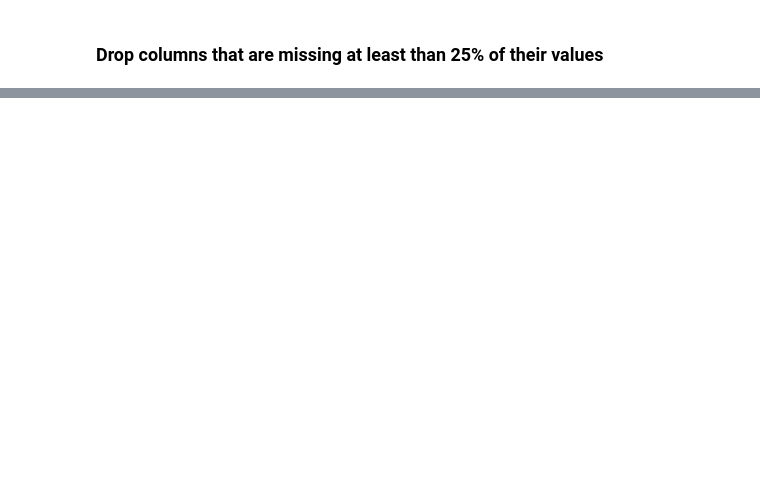
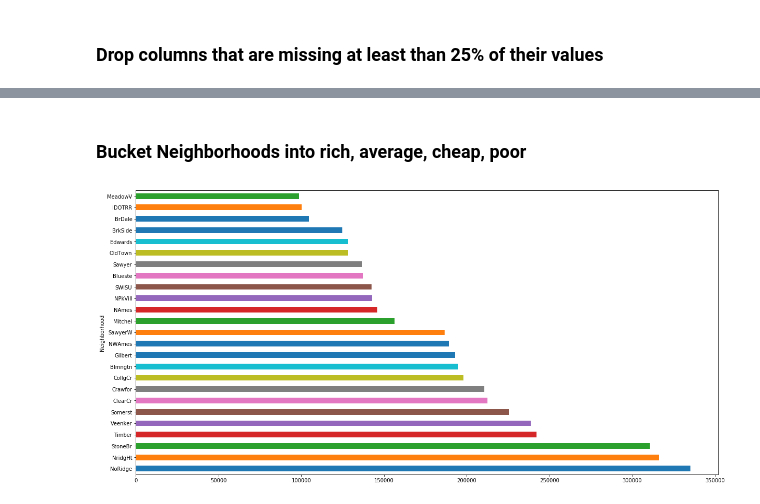
Before and after one commit to MarioJelev/ML, a Jupyter notebook: 6375_HousingPrices/HousePrices-Advanced.ipynb, the cells around one changed output, grey strips where cells are left out. Cells and saved outputs as stored; diff of their text form; code cells hidden in the pictures; blank space fills up the shorter version.

```diff
--- a/6375_HousingPrices/HousePrices-Advanced.ipynb
+++ b/6375_HousingPrices/HousePrices-Advanced.ipynb
@@ -27,6 +30,9 @@ from xgboost import XGBClassifier
 from IPython.core.interactiveshell import InteractiveShell
 InteractiveShell.ast_node_interactivity = "all"
 pd.options.display.max_rows = 4000
+# %%
+def corr_salePrice(attribute):
+    data.groupby(attribute)['SalePrice'].mean().sort_values(ascending=False).plot(kind='barh', figsize = (20, 10))
 # %%
 data = pd.read_csv("train.csv")
 target = data['SalePrice']
@@ -110,0 +273,7 @@ for col in data.columns[cols]:
+# %% [markdown]
+### Bucket Neighborhoods into rich, average, cheap, poor
+# %%
+# data.groupby(['Neighborhood'])['SalePrice'].mean().sort_values(ascending=False).plot(kind='barh', figsize = (20, 10))
+corr_salePrice(['Neighborhood'])
+# %% [output]
+[figure, added]
```
Also changed, not shown: parts of 27 cells of this notebook, 1 other file.
